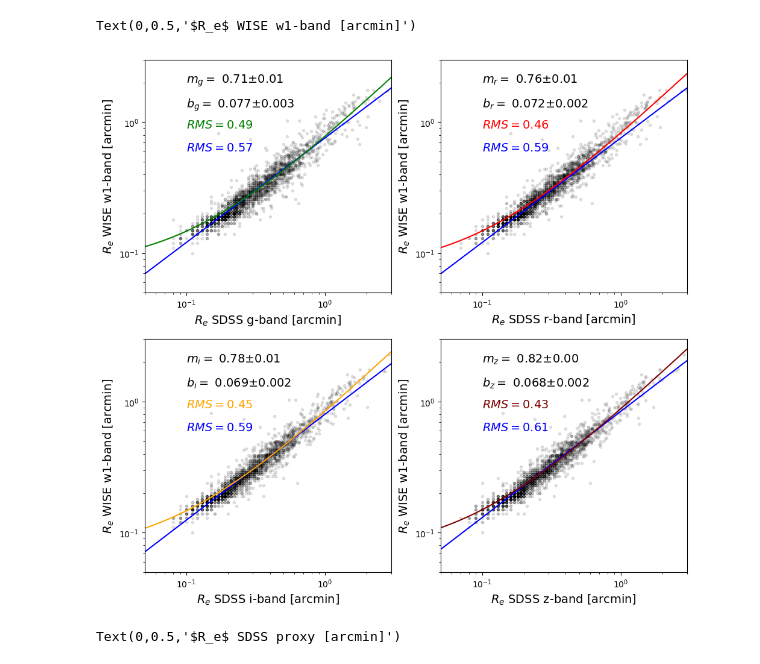
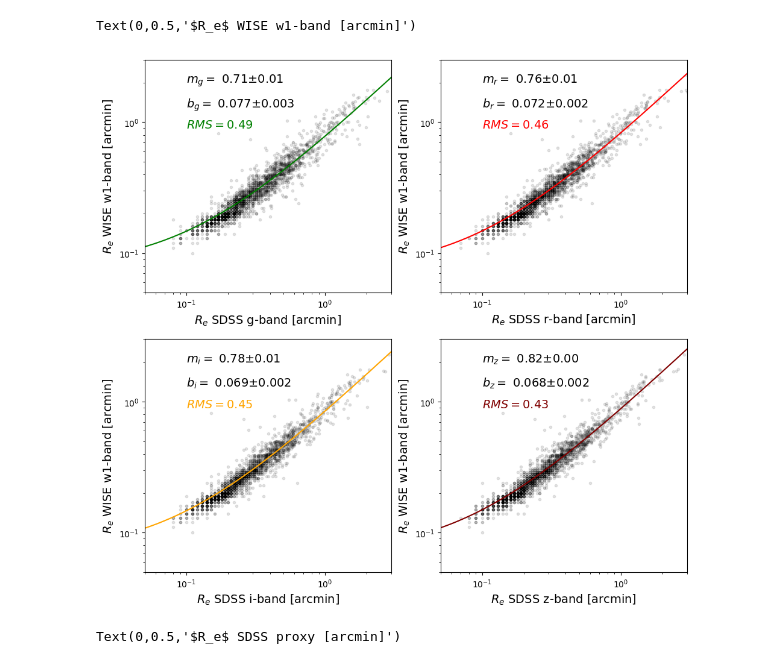
Before and after one commit to jl582/reddening_Ast399, a Jupyter notebook: half_light.ipynb, the cells around one changed output. Drawn from its saved outputs; the diff is of its cells as text; code cells hidden in the pictures.

```diff
--- a/half_light.ipynb
+++ b/half_light.ipynb
@@ -85,13 +85,13 @@ p = 0
 ########
 ax = plt.subplot(gs[p]) ; p+=1
 ax.scatter(Re_g, Re_w1, c='k', alpha=0.1, marker='.') # black points
-ax.plot(x, 10**(logFit_g[0]*np.log10(x)+logFit_g[1]), 'blue')
+#ax.plot(x, 10**(logFit_g[0]*np.log10(x)+logFit_g[1]), 'blue')
 ax.plot(x, fit_g[0]*x+fit_g[1], 'g', label='Linear Trend')
 
 ax.text(0.1,2., '$m_g=$ '+'%.2f'%fit_g[0]+r'$\pm$'+'%.2f'%np.sqrt(cov_g[0][0]), fontsize=14, color='k')
 ax.text(0.1,1.3, r'$b_g=$ '+'%.3f'%fit_g[1]+r'$\pm$'+'%.3f'%np.sqrt(cov_g[1][1]), fontsize=14, color='k')
 ax.text(0.1,0.9, '$RMS=$'+'%.2f'%rms(Re_g), fontsize=14, color='g')
-ax.text(0.1,0.6, '$RMS=$'+'%.2f'%rms(np.log10(Re_g)), fontsize=14, color='blue')
+#ax.text(0.1,0.6, '$RMS=$'+'%.2f'%rms(np.log10(Re_g)), fontsize=14, color='blue')
 
 ax.set_yscale('log')
 ax.set_xscale('log')
@@ -104,13 +104,13 @@ ax.set_ylabel('$R_e$'+' WISE w1-band [arcmin]', size=14)
 #########
 ax = plt.subplot(gs[p]) ; p+=1
 ax.scatter(Re_r, Re_w1, c='k', alpha=0.1, marker='.') # black points
-ax.plot(x, 10**(logFit_g[0]*np.log10(x)+logFit_g[1]), 'blue')
+#ax.plot(x, 10**(logFit_g[0]*np.log10(x)+logFit_g[1]), 'blue')
 ax.plot(x, fit_r[0]*x+fit_r[1], 'r', label='Linear Trend')
 
 ax.text(0.1,2., '$m_r=$ '+'%.2f'%fit_r[0]+r'$\pm$'+'%.2f'%np.sqrt(cov_r[0][0]), fontsize=14, color='k')
 ax.text(0.1,1.3, r'$b_r=$ '+'%.3f'%fit_r[1]+r'$\pm$'+'%.3f'%np.sqrt(cov_r[1][1]), fontsize=14, color='k')
 ax.text(0.1,0.9, '$RMS=$'+'%.2f'%rms(Re_r), fontsize=14, color='r')
-ax.text(0.1,0.6, '$RMS=$'+'%.2f'%rms(np.log10(Re_r)), fontsize=14, color='blue')
+#ax.text(0.1,0.6, '$RMS=$'+'%.2f'%rms(np.log10(Re_r)), fontsize=14, color='blue')
 
 ax.set_yscale('log')
 ax.set_xscale('log')
@@ -122,13 +122,13 @@ ax.set_ylabel('$R_e$'+' WISE w1-band [arcmin]', size=14)
 #########
 ax = plt.subplot(gs[p]) ; p+=1
 ax.scatter(Re_i, Re_w1, c='k', alpha=0.1, marker='.') # black points
-ax.plot(x, 10**(logFit_i[0]*np.log10(x)+logFit_i[1]), 'blue')
+#ax.plot(x, 10**(logFit_i[0]*np.log10(x)+logFit_i[1]), 'blue')
 ax.plot(x, fit_i[0]*x+fit_i[1], 'orange', label='Linear Trend')
 
 ax.text(0.1,2., '$m_i=$ '+'%.2f'%fit_i[0]+r'$\pm$'+'%.2f'%np.sqrt(cov_i[0][0]), fontsize=14, color='k')
 ax.text(0.1,1.3, r'$b_i=$ '+'%.3f'%fit_i[1]+r'$\pm$'+'%.3f'%np.sqrt(cov_i[1][1]), fontsize=14, color='k')
 ax.text(0.1,0.9, '$RMS=$'+'%.2f'%rms(Re_i), fontsize=14, color='orange')
-ax.text(0.1,0.6, '$RMS=$'+'%.2f'%rms(np.log10(Re_i)), fontsize=14, color='blue')
+#ax.text(0.1,0.6, '$RMS=$'+'%.2f'%rms(np.log10(Re_i)), fontsize=14, color='blue')
 
 ax.set_yscale('log')
 ax.set_xscale('log')
@@ -136,36 +136,36 @@ ax.set_xlim([0.05,3])
 ax.set_ylim([0.05,3])
 ax.set_xlabel('$R_e$'+' SDSS i-band [arcmin]', size=14)
 ax.set_ylabel('$R_e$'+' WISE w1-band [arcmin]', size=14)
 
 #########
 ax = plt.subplot(gs[p]) ; p+=1
 ax.scatter(Re_z, Re_w1, c='k', alpha=0.1, marker='.') # black points
-ax.plot(x, 10**(logFit_z[0]*np.log10(x)+logFit_z[1]), 'blue')
+#ax.plot(x, 10**(logFit_z[0]*np.log10(x)+logFit_z[1]), 'blue')
 ax.plot(x, fit_z[0]*x+fit_z[1], 'maroon', label='Linear Trend')
 
 ax.text(0.1,2., '$m_z=$ '+'%.2f'%fit_z[0]+r'$\pm$'+'%.2f'%np.sqrt(cov_z[0][0]), fontsize=14, color='k')
 ax.text(0.1,1.3, r'$b_z=$ '+'%.3f'%fit_z[1]+r'$\pm$'+'%.3f'%np.sqrt(cov_z[1][1]), fontsize=14, color='k')
 ax.text(0.1,0.9, '$RMS=$'+'%.2f'%rms(Re_z), fontsize=14, color='maroon')
-ax.text(0.1,0.6, '$RMS=$'+'%.2f'%rms(np.log10(Re_z)), fontsize=14, color='blue')
+#ax.text(0.1,0.6, '$RMS=$'+'%.2f'%rms(np.log10(Re_z)), fontsize=14, color='blue')
 
 ax.set_yscale('log')
 ax.set_xscale('log')
 ax.set_xlim([0.05,3])
 ax.set_ylim([0.05,3])
 ax.set_xlabel('$R_e$'+' SDSS z-band [arcmin]', size=14)
 ax.set_ylabel('$R_e$'+' WISE w1-band [arcmin]', size=14)
 
 #g vs w1
 
 #fig = plt.figure(figsize=(5, 5))
 #plt.scatter(Re_g, Re_w1, c='k', alpha=0.1, marker='.') # black points
 #plt.plot(Re_g, linfit(Re_g, fit_g[0], fit_g[1]), 'b', label='Linear Trend') # blue linear fit
 #plt.plot(Re_g, linfit(Re_g, fit_g[0], fit_g[1]+.5), 'g:', label='$\pm$ 0.5 arcmin') # +0.5 arcmin boundary
 #plt.plot(Re_g, linfit(Re_g, fit_g[0], fit_g[1]-.5), 'g:') # -0.5 arcmin boundary
 #plt.plot([0,2],[0,2], 'r--')    # equality red line
 # %% [output]
 Text(0,0.5,'$R_e$ WISE w1-band [arcmin]')
-[figure, old version]
+[figure, new version]
 # %%
 Y = np.ones(shape = (4,len(Re_g)))
 Y[0] = Re_g
```
Also changed, not shown: parts of 2 cells of this notebook, 1 other file.
